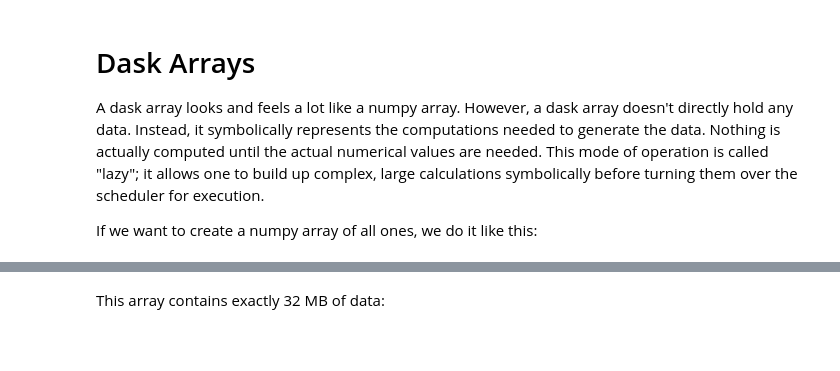
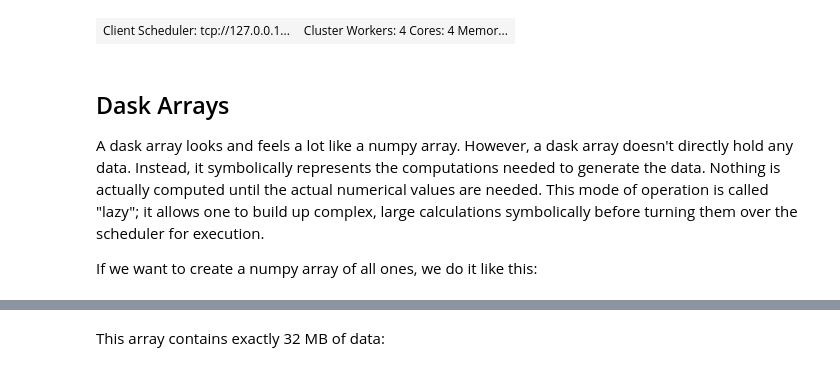
Before and after one commit to pangeo-data/pangeo-tutorial, a Jupyter notebook: notebooks/dask.ipynb, the cells around one changed output, grey strips where cells are left out. Saved outputs shown, nothing was run; the diff lists cells and outputs as text; code cells hidden in the pictures; blank space fills up the shorter version.

```diff
--- a/notebooks/dask.ipynb
+++ b/notebooks/dask.ipynb
@@ -40,5 +39,14 @@ client
+# %%
+# Let's start simple with a LocalCluster that makes use of all the cores and RAM we have on a single machine
+from dask.distributed import Client, LocalCluster
+cluster = LocalCluster()
+# explicitly connect to the cluster we just created
+client = Client(cluster)
+client
+# %% [output]
+| Client Scheduler: tcp://127.0.0.1... | Cluster Workers: 4 Cores: 4 Memor... |
 # %% [markdown]
-# Dask Arrays
+## Dask Arrays
 
 A dask array looks and feels a lot like a numpy array.
 However, a dask array doesn't directly hold any data.
```
Also changed, not shown: parts of 33 cells of this notebook, 3 other files.
